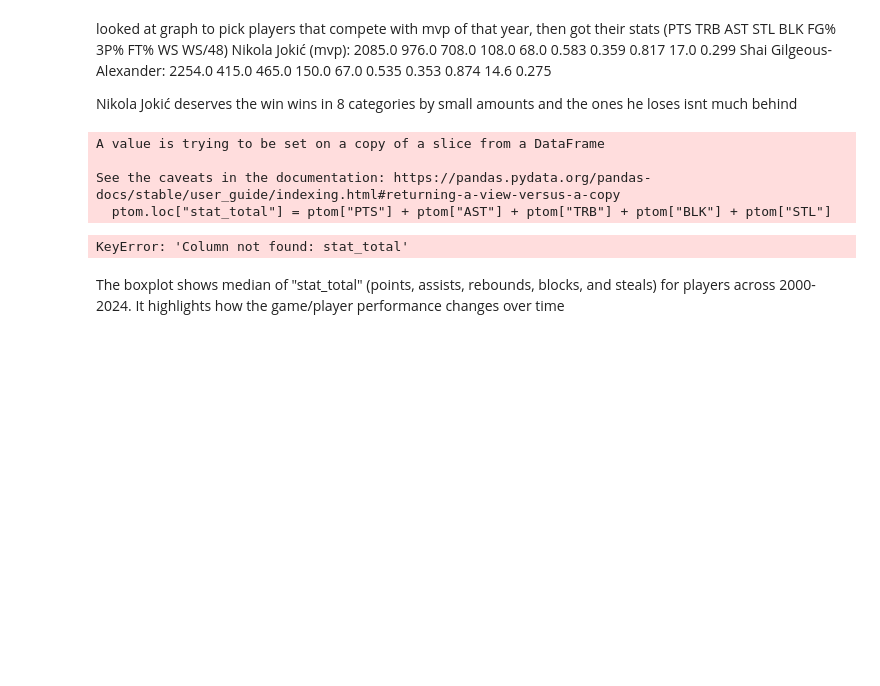
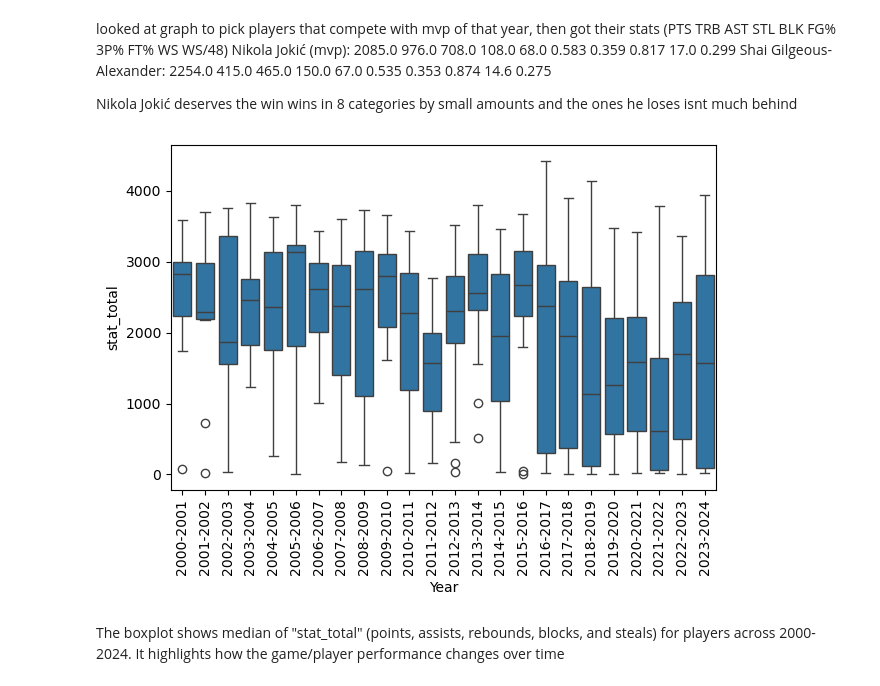
Before and after one commit to khadazhaia/nba-stats, a Jupyter notebook: notebooks/krystel_eda.ipynb, the cells around one changed output. Saved outputs shown, nothing was run; the diff lists cells and outputs as text; code cells hidden in the pictures; blank space fills up the shorter version.

```diff
--- a/notebooks/krystel_eda.ipynb
+++ b/notebooks/krystel_eda.ipynb
@@ -2244,21 +2244,18 @@ Shai Gilgeous-Alexander:
 Nikola Jokić deserves the win
 wins in 8 categories by small amounts and the ones he loses isnt much behind
 # %%
-ptom.loc["stat_total"] = ptom["PTS"] + ptom["AST"] + ptom["TRB"] + ptom["BLK"] + ptom["STL"]
+
+ptom["stat_total"] = ptom["PTS"] + ptom["AST"] + ptom["TRB"] + ptom["BLK"] + ptom["STL"]
 
 yearly_means = ptom.groupby("Year")["stat_total"].mean()
 
 sns.boxplot(data=ptom, x="Year", y="stat_total")
 
 plt.xticks(rotation=90)
 
 plt.tight_layout()
 plt.show()
 # %% [output]
-A value is trying to be set on a copy of a slice from a DataFrame
-
-See the caveats in the documentation: https://pandas.pydata.org/pandas-docs/stable/user_guide/indexing.html#returning-a-view-versus-a-copy
-  ptom.loc["stat_total"] = ptom["PTS"] + ptom["AST"] + ptom["TRB"] + ptom["BLK"] + ptom["STL"]
-KeyError: 'Column not found: stat_total'
+[figure, added]
 # %% [markdown]
 The boxplot shows median of "stat_total" (points, assists, rebounds, blocks, and steals) for players across 2000-2024. It highlights how the game/player performance changes over time
```
